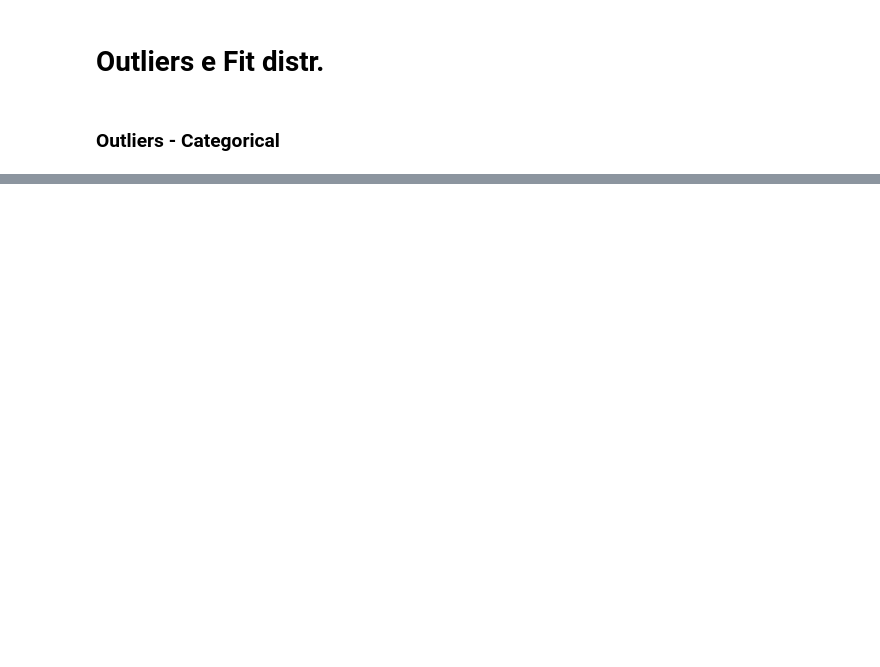
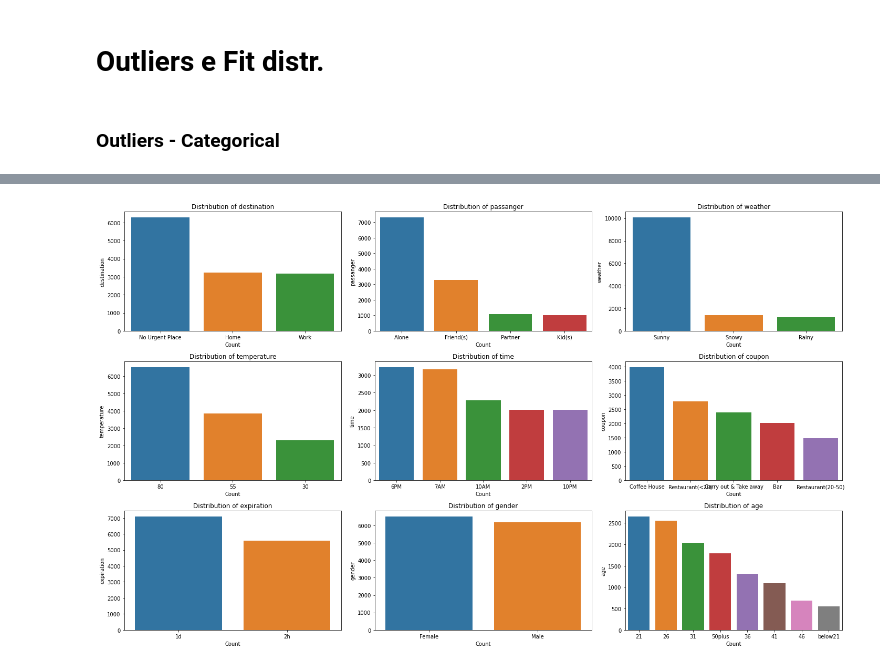
Before and after one commit to leobt23/Data_Mining, a Jupyter notebook: 1_eda/leo.ipynb, the cells around one changed output, grey strips where cells are left out. Saved outputs shown, nothing was run; the diff lists cells and outputs as text; code cells hidden in the pictures; blank space fills up the shorter version.

```diff
--- a/1_eda/leo.ipynb
+++ b/1_eda/leo.ipynb
@@ -114,0 +164,19 @@ plt.show()
+# %%
+# Frequency and plots for all columns. Plots in one image
+plt.figure(figsize=(20, 12))
+
+# Plotting the distribution of the selected columns
+for i, column in enumerate(data.columns, 1):
+    plt.subplot(3, 3, i)
+    sns.countplot(data=data, x=column, order=data[column].value_counts().index)
+    plt.title(f'Distribution of {column}')
+    plt.xlabel('Count')
+    plt.ylabel(column)
+    # layout bigger on y axis
+    plt.tight_layout()
+    if i == 9:
+        break
+
+plt.show()
+# %% [output]
+[figure, added]
```
Also changed, not shown: parts of 14 cells of this notebook, 1 other file.
